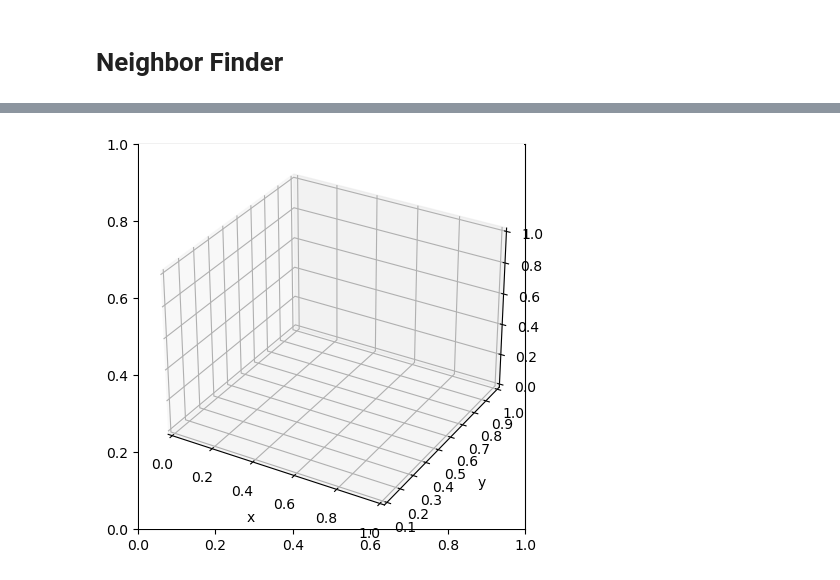
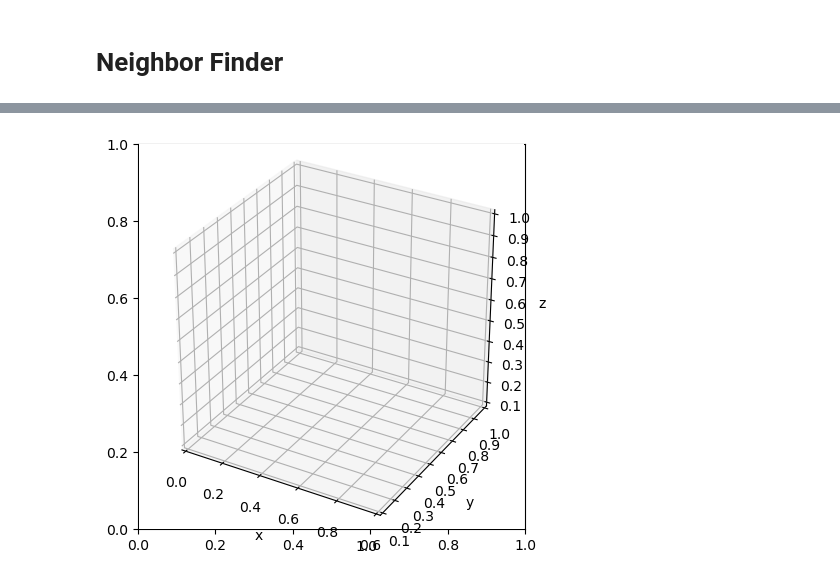
Before and after one commit to JackNarvaez/Rusph, a Jupyter notebook: Temp_Plots/Find Neighbors.ipynb, the cells around one changed output, grey strips where cells are left out. Drawn from its saved outputs; the diff is of its cells as text; code cells hidden in the pictures.

Commit message:
3D Plots in Searching neighbors

```diff
--- a/Temp_Plots/Find Neighbors.ipynb
+++ b/Temp_Plots/Find Neighbors.ipynb
@@ -100,17 +103,20 @@ plt.show()
 # %%
 fig, ax = plt.subplots(figsize=(5,5))
 ax = fig.add_subplot(projection='3d')
 #plt.plot(sdf['x'][neightbors], sdf['y'][particle], 'o', color='crimson', ms=5)
 
 for ii in neighbors:
     ax.scatter([sdf['x'][ii]], [sdf['y'][ii]], [sdf['z'][ii]], color='blue', marker=".")
 
 ax.set_xlabel("x")
 ax.set_ylabel("y")
+ax.set_zlabel("z")
 
-ax.set_xlim(0,1)
-ax.set_ylim(0.1)
+ax.set_xlim3d(0,1)
+ax.set_ylim3d(0.1)
+ax.set_zlim3d(0.1)
+ax.set_box_aspect([1,1,1])
 
 plt.show()
 # %% [output]
-[figure, old version]
+[figure, new version]
```
Also changed, not shown: parts of 8 cells of this notebook, 3 other files.
